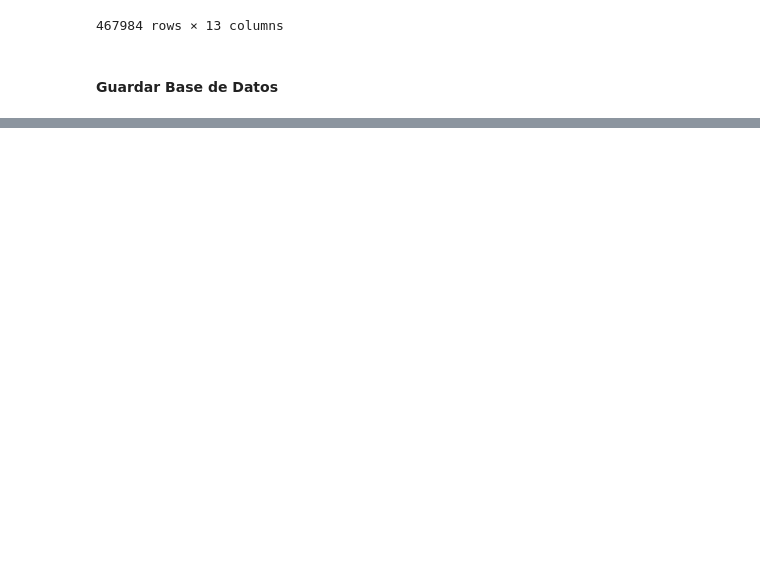
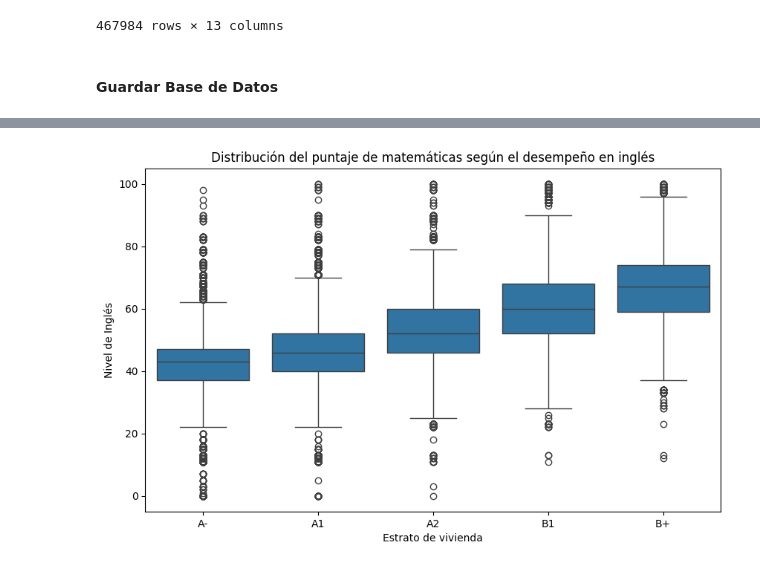
Before and after one commit to levium1029/Proyecto-2, a Jupyter notebook: main.ipynb, the cells around one changed output, grey strips where cells are left out. Cells and saved outputs as stored; diff of their text form; code cells hidden in the pictures; blank space fills up the shorter version.

```diff
--- a/main.ipynb
+++ b/main.ipynb
@@ -267,0 +358,10 @@ df_Ingles
+# %%
+orde_ingles = ["A-", "A1", "A2", "B1", "B+"]
+plt.figure(figsize=(10, 6))
+sns.boxplot(x='nivelingles', y='mate', data=df_Mate,order= orde_ingles)
+plt.xlabel('Estrato de vivienda')
+plt.ylabel('Nivel de Inglés')
+plt.title('Distribución del puntaje de matemáticas según el desempeño en inglés')
+plt.show()
+# %% [output]
+[figure, added]
```
Also changed, not shown: parts of 24 cells of this notebook.
